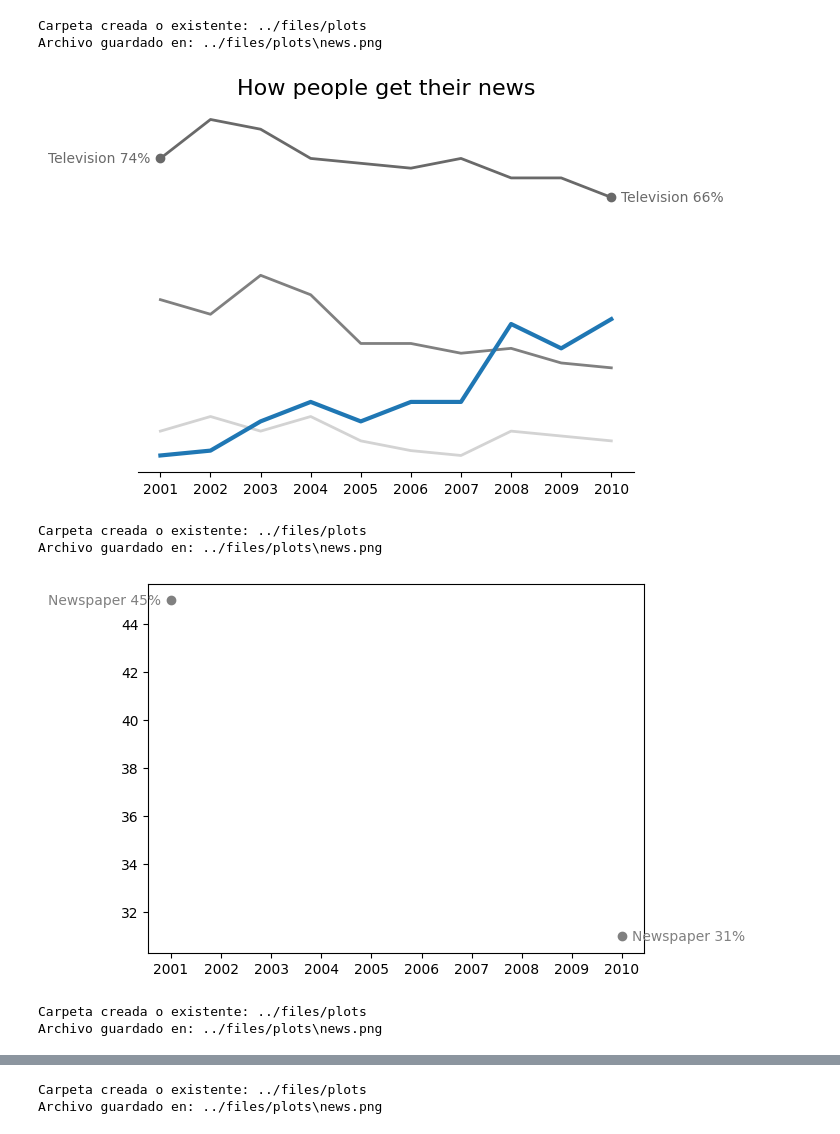
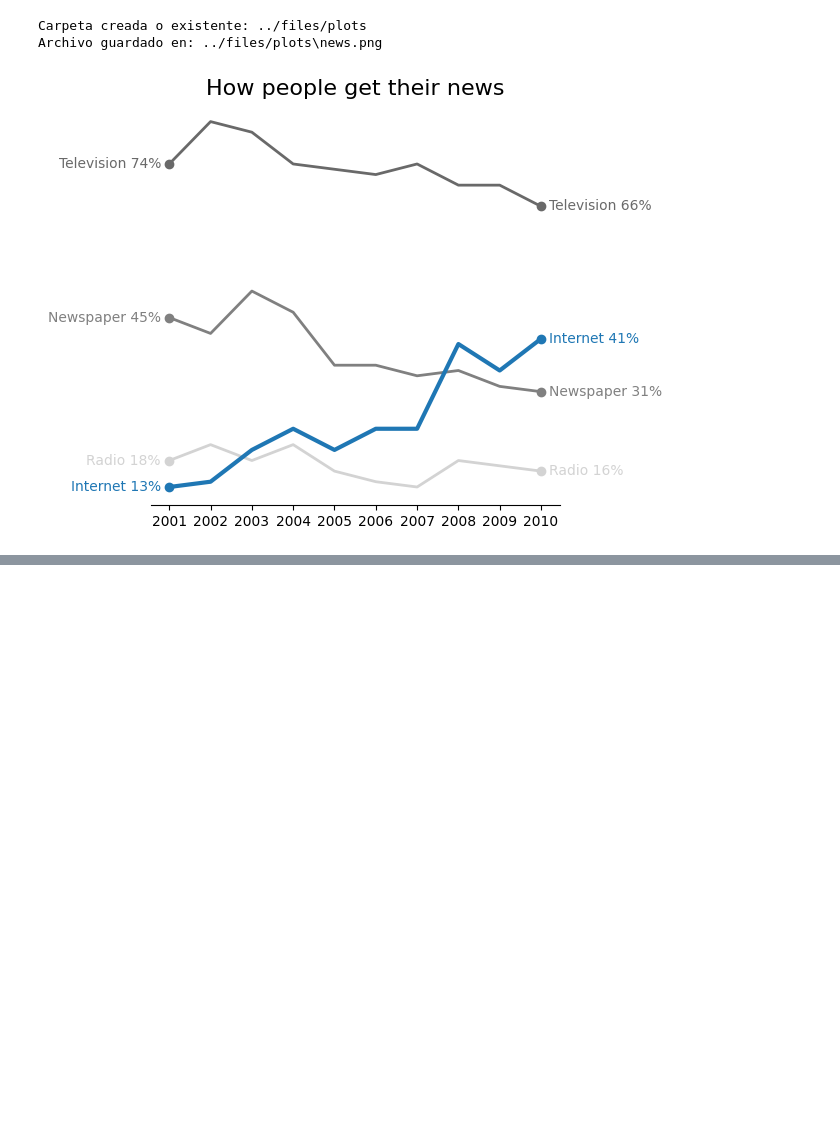
Before and after one commit to 2024-2-analitica-descriptiva/2024-2-LAB-07-matplotlib-news-plot-Ever708ch, a Jupyter notebook: homework/notebook.ipynb, the cells around one changed output, grey strips where cells are left out. Saved outputs shown, nothing was run; the diff lists cells and outputs as text; code cells hidden in the pictures; blank space fills up the shorter version.

```diff
--- a/homework/notebook.ipynb
+++ b/homework/notebook.ipynb
@@ -58,45 +58,40 @@ for col in df.columns:
         va='center',
         color=colors[col],
     )
 
     plt.text(
         last_year + 0.2,
         df[col][last_year],
         col + " " + str(df[col][last_year]) + "%",
         ha='left',
         va='center',
         color=colors[col],
     )
 
     last_year = df.index[-1]
     plt.scatter(
         x= last_year,
         y=df[col][last_year],
         color = colors[col],
     )
 
     plt.xticks(
         ticks=df.index,
         labels= df.index,
         ha= 'center',
     )
 
-    output_dir = "../files/plots"
-    os.makedirs(output_dir, exist_ok=True)  # Crea el directorio si no existe
-    print(f"Carpeta creada o existente: {output_dir}")
+plt.tight_layout()
+output_dir = "../files/plots"
+os.makedirs(output_dir, exist_ok=True)  # Crea el directorio si no existe
+print(f"Carpeta creada o existente: {output_dir}")
 
-    # Guardar la imagen en el directorio
-    output_file = os.path.join(output_dir, "news.png")
-    plt.savefig(output_file)
-    print(f"Archivo guardado en: {output_file}")
-
-    plt.show()
+# Guardar la imagen en el directorio
+output_file = os.path.join(output_dir, "news.png")
+plt.savefig(output_file)
+print(f"Archivo guardado en: {output_file}")
+plt.show()
 # %% [output]
 Carpeta creada o existente: ../files/plots
 Archivo guardado en: ../files/plots\news.png
-[figure, old version]
+[figure, new version]
-Carpeta creada o existente: ../files/plots
-Archivo guardado en: ../files/plots\news.png
-[figure, removed]
-Carpeta creada o existente: ../files/plots
-Archivo guardado en: ../files/plots\news.png
@@ -104,2 +97,0 @@ Archivo guardado en: ../files/plots\news.png
-Carpeta creada o existente: ../files/plots
-Archivo guardado en: ../files/plots\news.png
```
Also changed, not shown: parts of 1 cell of this notebook, 2 other files.
